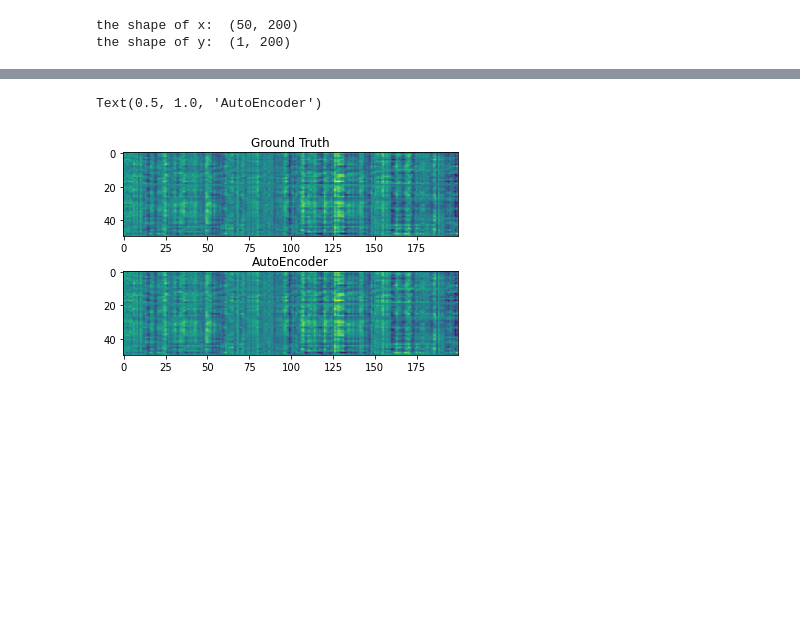
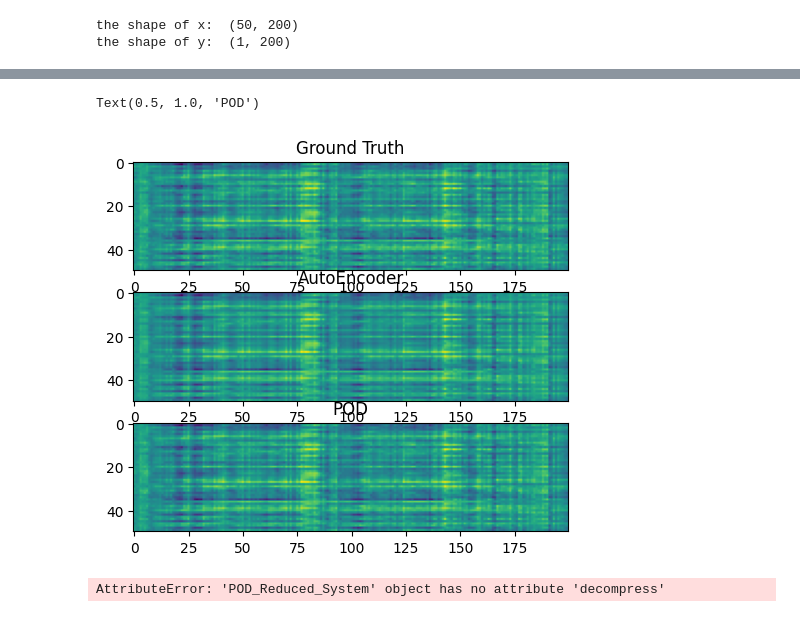
Before and after one commit to pc-Jiang/MOR_in_control_system, a Jupyter notebook: test.ipynb, the cells around one changed output, grey strips where cells are left out. Saved outputs shown, nothing was run; the diff lists cells and outputs as text; code cells hidden in the pictures; blank space fills up the shorter version.

```diff
--- a/test.ipynb
+++ b/test.ipynb
@@ -37,6 +37,13 @@ the shape of y:  (1, 200)
 # %%
 ae_sys = AE_Reduced_System(original_sys, dim_x_reduct, nonlinear=True)
 reconst_x_AE, reconst_y_AE = ae_sys.fit(x)
+
+import importlib
+import MOR
+importlib.reload(MOR)
+
+pod_sys = MOR.POD_Reduced_System(original_sys, dim_x_reduct)
+reconst_x_POD, reconst_y_POD = pod_sys.fit(x)
 # %%
 # training set
 # %%
@@ -49,12 +57,14 @@ plt.legend()
 # %%
-f, (ax1, ax2) = plt.subplots(2, 1)
+f, (ax1, ax2, ax3) = plt.subplots(3, 1)
 ax1.imshow(x)
 ax1.set_title("Ground Truth")
 ax2.imshow(reconst_x_AE)
 ax2.set_title("AutoEncoder")
+ax3.imshow(reconst_x_POD)
+ax3.set_title("POD")
 # %% [output]
-Text(0.5, 1.0, 'AutoEncoder')
+Text(0.5, 1.0, 'POD')
-[figure, old version]
+[figure, new version]
 # %%
 # test set
 # %%
@@ -76,2 +86,17 @@ for i in range(time_steps):
+# %%
+# true_x = x[:, -1]
+cur_x = pod_sys.compress(true_x)
+true_ys, pod_ys = [], []
+true_xs, pod_xs = [], []
+for i in range(time_steps):
+    true_x, true_y = original_sys.step(true_x, u_test[:, i])
+    new_x, new_y = pod_sys.step(cur_x, u_test[:, i])
+    # print(true_y.shape, new_y.shape)
+    true_ys.append(true_y[0])
+    true_xs.append(true_x)
+    pod_ys.append(new_y[0])
+    pod_xs.append(pod_sys.decompress(new_x))
+# %% [output]
+AttributeError: 'POD_Reduced_System' object has no attribute 'decompress'
 # %%
 plt.plot(true_ys, label="Ground Truth")
```
Also changed, not shown: parts of 5 cells of this notebook, 1 other file.
